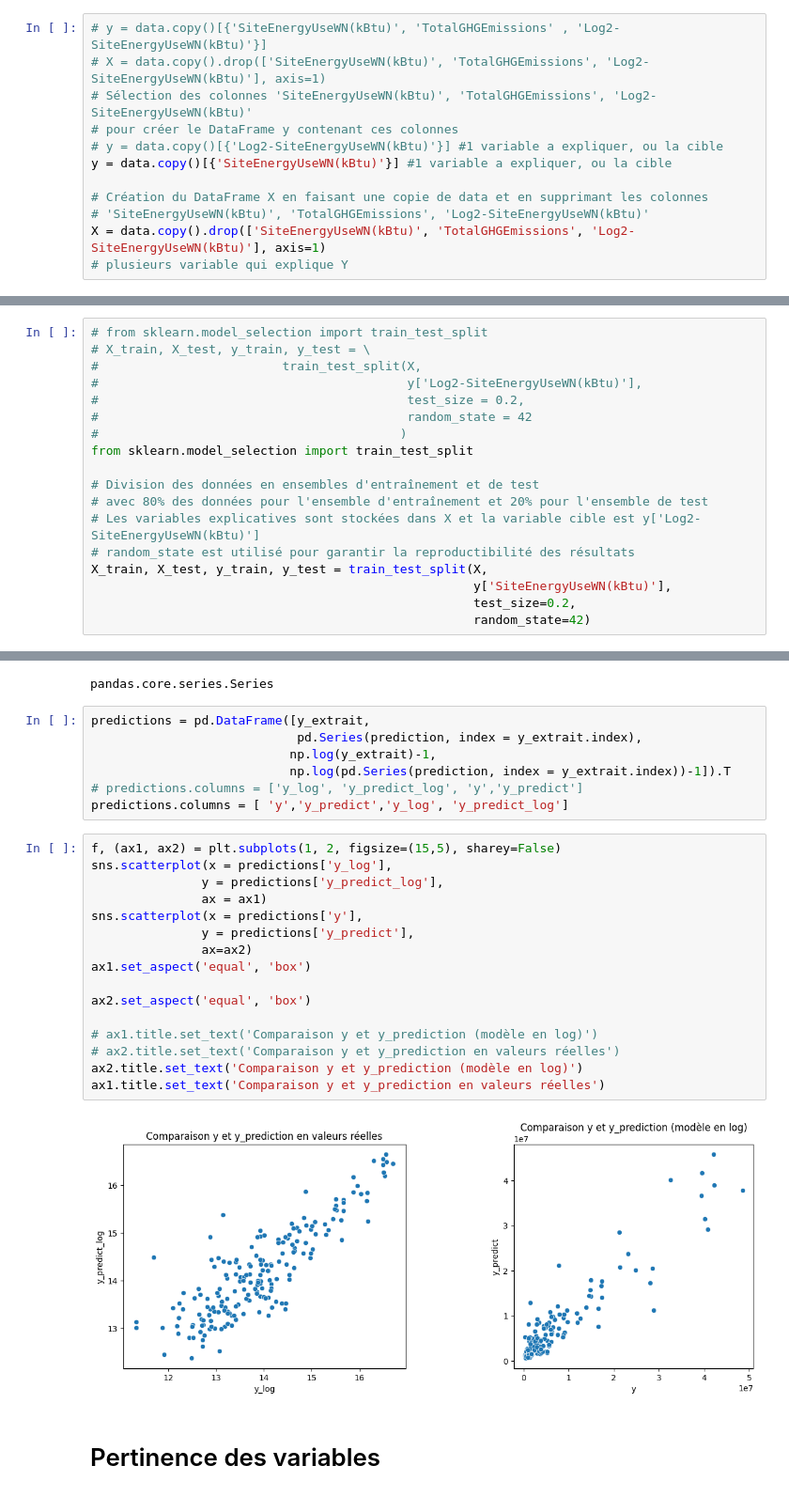
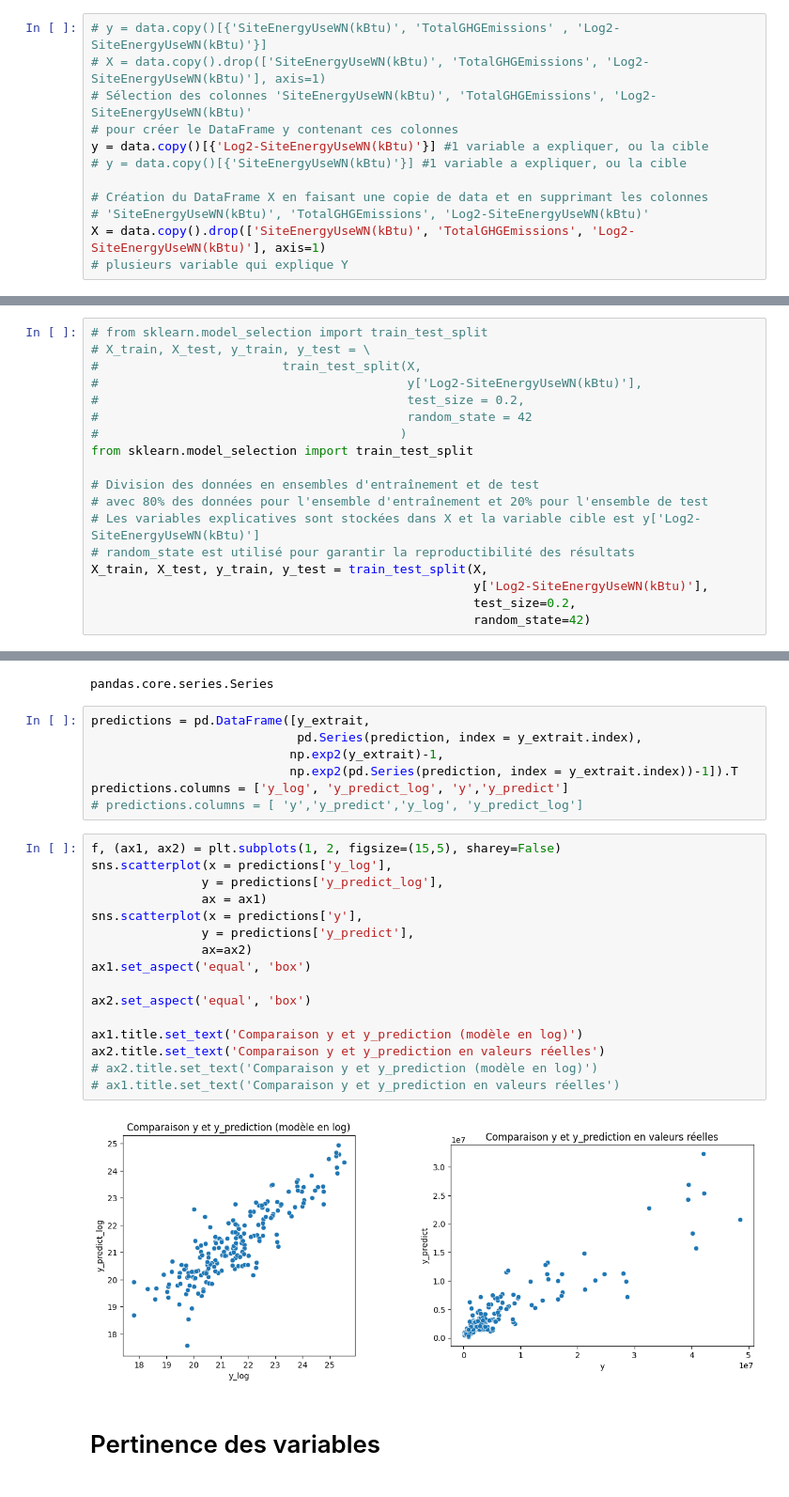
Before and after one commit to wdavid93/OpenClassRoom, a Jupyter notebook: Projet_4/Modele_final.ipynb, the cells around one changed output, grey strips where cells are left out. Shown at 94% size. Drawn from its saved outputs; the diff is of its cells as text.

```diff
--- a/Projet_4/Modele_final.ipynb
+++ b/Projet_4/Modele_final.ipynb
@@ -156,8 +158,8 @@ La colonne "SiteEnergyUseWN(kBtu)" fait référence à la consommation d'énergi
 # X = data.copy().drop(['SiteEnergyUseWN(kBtu)', 'TotalGHGEmissions', 'Log2-SiteEnergyUseWN(kBtu)'], axis=1)
 # Sélection des colonnes 'SiteEnergyUseWN(kBtu)', 'TotalGHGEmissions', 'Log2-SiteEnergyUseWN(kBtu)'
 # pour créer le DataFrame y contenant ces colonnes
-# y = data.copy()[{'Log2-SiteEnergyUseWN(kBtu)'}] #1 variable a expliquer, ou la cible
-y = data.copy()[{'SiteEnergyUseWN(kBtu)'}] #1 variable a expliquer, ou la cible
+y = data.copy()[{'Log2-SiteEnergyUseWN(kBtu)'}] #1 variable a expliquer, ou la cible
+# y = data.copy()[{'SiteEnergyUseWN(kBtu)'}] #1 variable a expliquer, ou la cible
 
 # Création du DataFrame X en faisant une copie de data et en supprimant les colonnes
 # 'SiteEnergyUseWN(kBtu)', 'TotalGHGEmissions', 'Log2-SiteEnergyUseWN(kBtu)'
@@ -293,7 +295,7 @@ from sklearn.model_selection import train_test_split
 # Les variables explicatives sont stockées dans X et la variable cible est y['Log2-SiteEnergyUseWN(kBtu)']
 # random_state est utilisé pour garantir la reproductibilité des résultats
 X_train, X_test, y_train, y_test = train_test_split(X,
-                                                    y['SiteEnergyUseWN(kBtu)'],
+                                                    y['Log2-SiteEnergyUseWN(kBtu)'],
                                                     test_size=0.2,
                                                     random_state=42)
 # %%
@@ -1122,28 +1177,28 @@ pandas.core.series.Series
 # %%
 predictions = pd.DataFrame([y_extrait,
                             pd.Series(prediction, index = y_extrait.index),
-                           np.log(y_extrait)-1,
-                           np.log(pd.Series(prediction, index = y_extrait.index))-1]).T
-# predictions.columns = ['y_log', 'y_predict_log', 'y','y_predict']
-predictions.columns = [ 'y','y_predict','y_log', 'y_predict_log']
+                           np.exp2(y_extrait)-1,
+                           np.exp2(pd.Series(prediction, index = y_extrait.index))-1]).T
+predictions.columns = ['y_log', 'y_predict_log', 'y','y_predict']
+# predictions.columns = [ 'y','y_predict','y_log', 'y_predict_log']
 # %%
 f, (ax1, ax2) = plt.subplots(1, 2, figsize=(15,5), sharey=False)
 sns.scatterplot(x = predictions['y_log'],
                y = predictions['y_predict_log'],
                ax = ax1)
 sns.scatterplot(x = predictions['y'],
                y = predictions['y_predict'],
                ax=ax2)
 ax1.set_aspect('equal', 'box')
 
 ax2.set_aspect('equal', 'box')
 
-# ax1.title.set_text('Comparaison y et y_prediction (modèle en log)')
-# ax2.title.set_text('Comparaison y et y_prediction en valeurs réelles')
-ax2.title.set_text('Comparaison y et y_prediction (modèle en log)')
-ax1.title.set_text('Comparaison y et y_prediction en valeurs réelles')
+ax1.title.set_text('Comparaison y et y_prediction (modèle en log)')
+ax2.title.set_text('Comparaison y et y_prediction en valeurs réelles')
+# ax2.title.set_text('Comparaison y et y_prediction (modèle en log)')
+# ax1.title.set_text('Comparaison y et y_prediction en valeurs réelles')
 # %% [output]
-[figure, old version]
+[figure, new version]
 # %% [markdown]
 # Pertinence des variables
 # %% [markdown]
```
Also changed, not shown: parts of 59 cells of this notebook, 12 other files.
